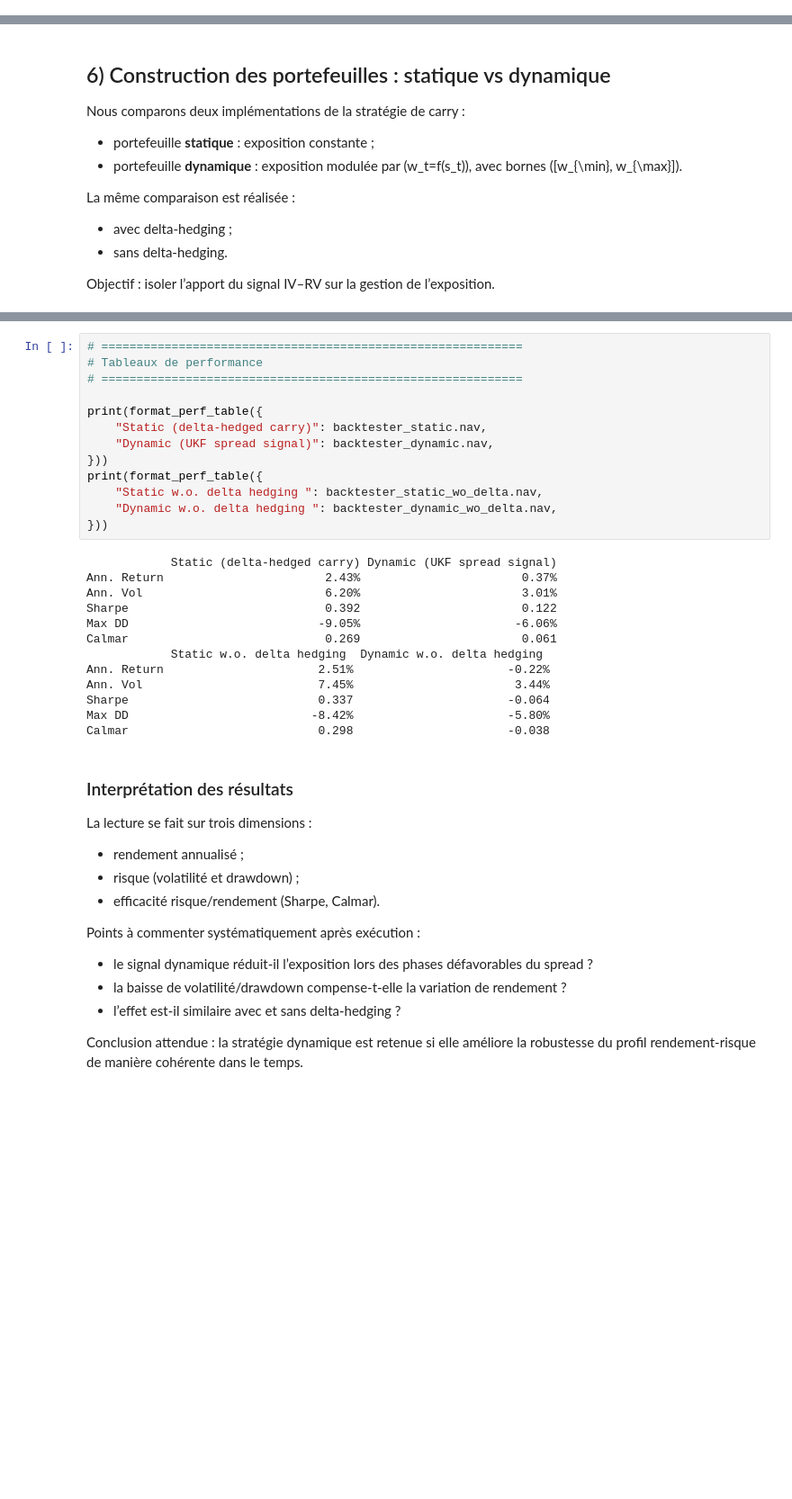
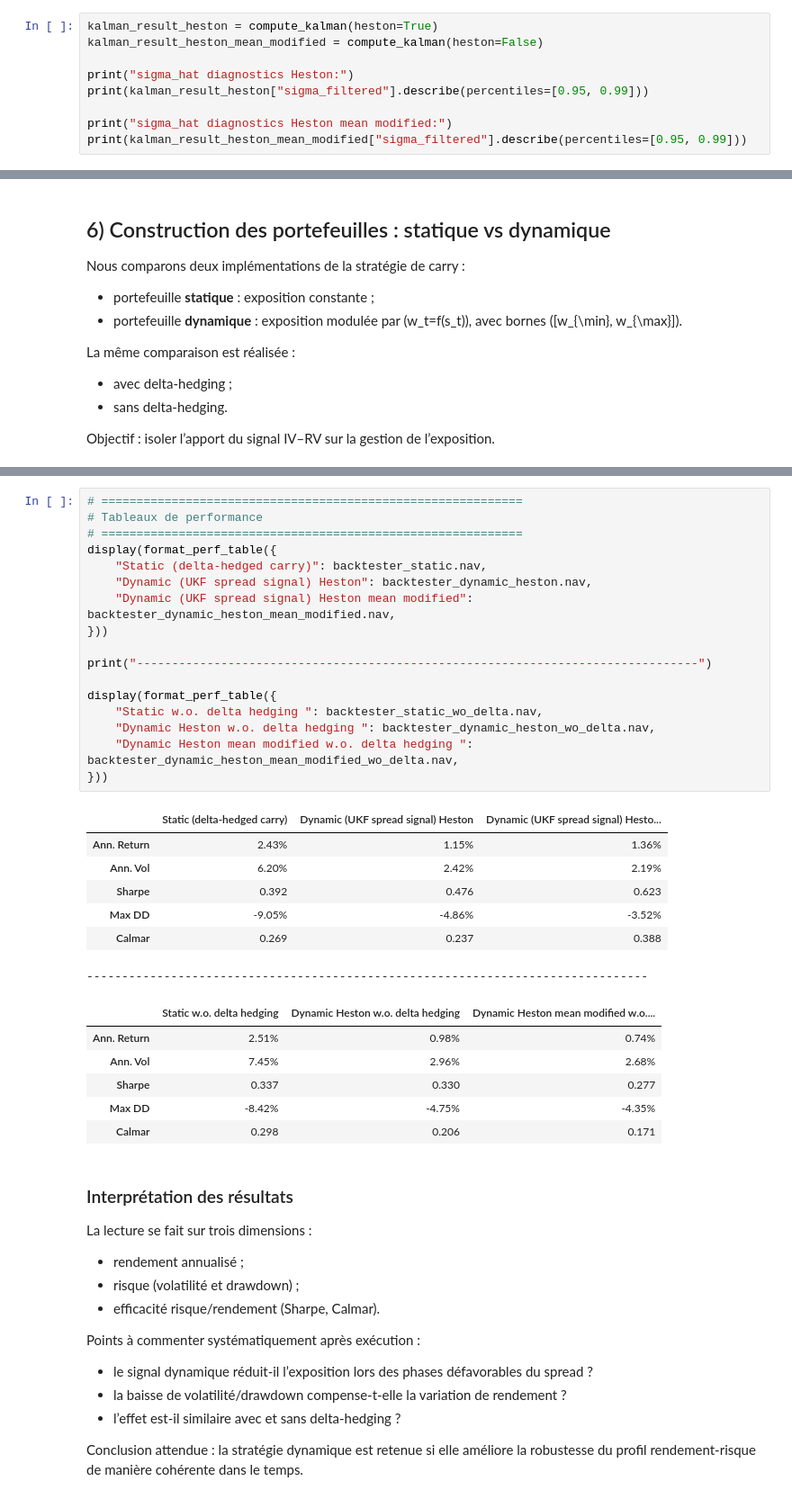
Before and after one commit to caglanaz/Strat_de_vol_-, a Jupyter notebook: Notebook.ipynb, the cells around one changed output, grey strips where cells are left out. Shown at 90% size. Drawn from its saved outputs; the diff is of its cells as text; blank space fills up the shorter version.

```diff
--- a/Notebook.ipynb
+++ b/Notebook.ipynb
@@ -196,0 +189,9 @@ Name: sigma_filtered, dtype: float64
+# %%
+kalman_result_heston = compute_kalman(heston=True)
+kalman_result_heston_mean_modified = compute_kalman(heston=False)
+
+print("sigma_hat diagnostics Heston:")
+print(kalman_result_heston["sigma_filtered"].describe(percentiles=[0.95, 0.99]))
+
+print("sigma_hat diagnostics Heston mean modified:")
+print(kalman_result_heston_mean_modified["sigma_filtered"].describe(percentiles=[0.95, 0.99]))
@@ -323,29 +371,34 @@ backtester_dynamic_wo_delta = BacktesterBidAskFromData(
 # %%
 # ============================================================
 # Tableaux de performance
 # ============================================================
+display(format_perf_table({
+    "Static (delta-hedged carry)": backtester_static.nav,
+    "Dynamic (UKF spread signal) Heston": backtester_dynamic_heston.nav,
+    "Dynamic (UKF spread signal) Heston mean modified": backtester_dynamic_heston_mean_modified.nav,
+}))
 
-print(format_perf_table({
-    "Static (delta-hedged carry)": backtester_static.nav,
-    "Dynamic (UKF spread signal)": backtester_dynamic.nav,
+print("--------------------------------------------------------------------------------")
+
+display(format_perf_table({
+    "Static w.o. delta hedging ": backtester_static_wo_delta.nav,
+    "Dynamic Heston w.o. delta hedging ": backtester_dynamic_heston_wo_delta.nav,
+    "Dynamic Heston mean modified w.o. delta hedging ": backtester_dynamic_heston_mean_modified_wo_delta.nav,
 }))
-print(format_perf_table({
-    "Static w.o. delta hedging ": backtester_static_wo_delta.nav,
-    "Dynamic w.o. delta hedging ": backtester_dynamic_wo_delta.nav,
-}))
 # %% [output]
+|  | Static (delta-hedged carry) | Dynamic (UKF spread signal) Heston | Dynamic (UKF spread signal) Hesto... |
+| Ann. Return | 2.43% | 1.15% | 1.36% |
+| Ann. Vol | 6.20% | 2.42% | 2.19% |
+| Sharpe | 0.392 | 0.476 | 0.623 |
+| Max DD | -9.05% | -4.86% | -3.52% |
+| Calmar | 0.269 | 0.237 | 0.388 |
-            Static (delta-hedged carry) Dynamic (UKF spread signal)
-Ann. Return                       2.43%                       0.37%
-Ann. Vol                          6.20%                       3.01%
-Sharpe                            0.392                       0.122
-Max DD                           -9.05%                      -6.06%
-Calmar                            0.269                       0.061
-            Static w.o. delta hedging  Dynamic w.o. delta hedging
-Ann. Return                      2.51%                      -0.22%
-Ann. Vol                         7.45%                       3.44%
-Sharpe                           0.337                      -0.064
-Max DD                          -8.42%                      -5.80%
-Calmar                           0.298                      -0.038
+--------------------------------------------------------------------------------
+|  | Static w.o. delta hedging | Dynamic Heston w.o. delta hedging | Dynamic Heston mean modified w.o.... |
+| Ann. Return | 2.51% | 0.98% | 0.74% |
+| Ann. Vol | 7.45% | 2.96% | 2.68% |
+| Sharpe | 0.337 | 0.330 | 0.277 |
+| Max DD | -8.42% | -4.75% | -4.35% |
+| Calmar | 0.298 | 0.206 | 0.171 |
 # %% [markdown]
 ### Interprétation des résultats
 
```
Also changed, not shown: parts of 7 cells of this notebook.
